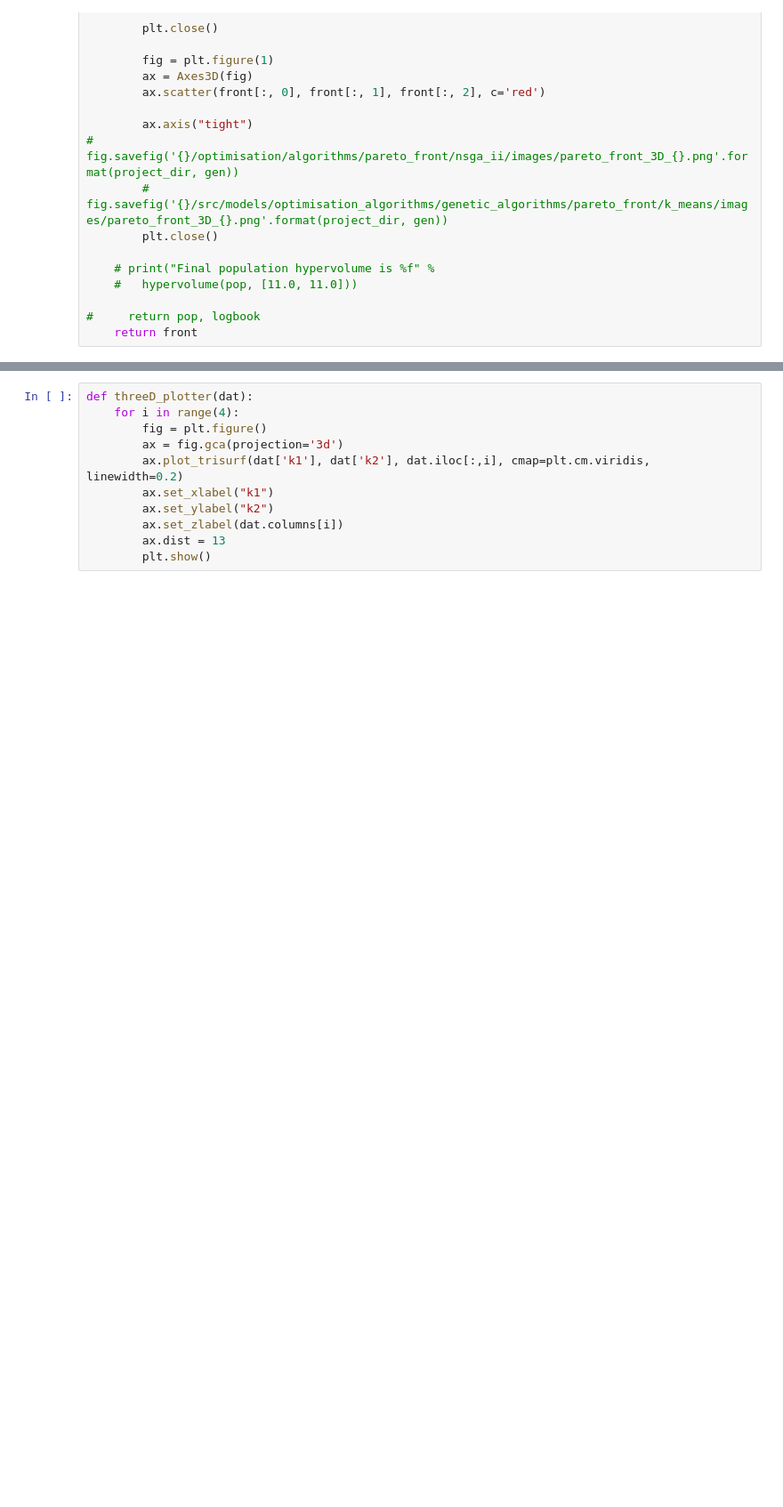
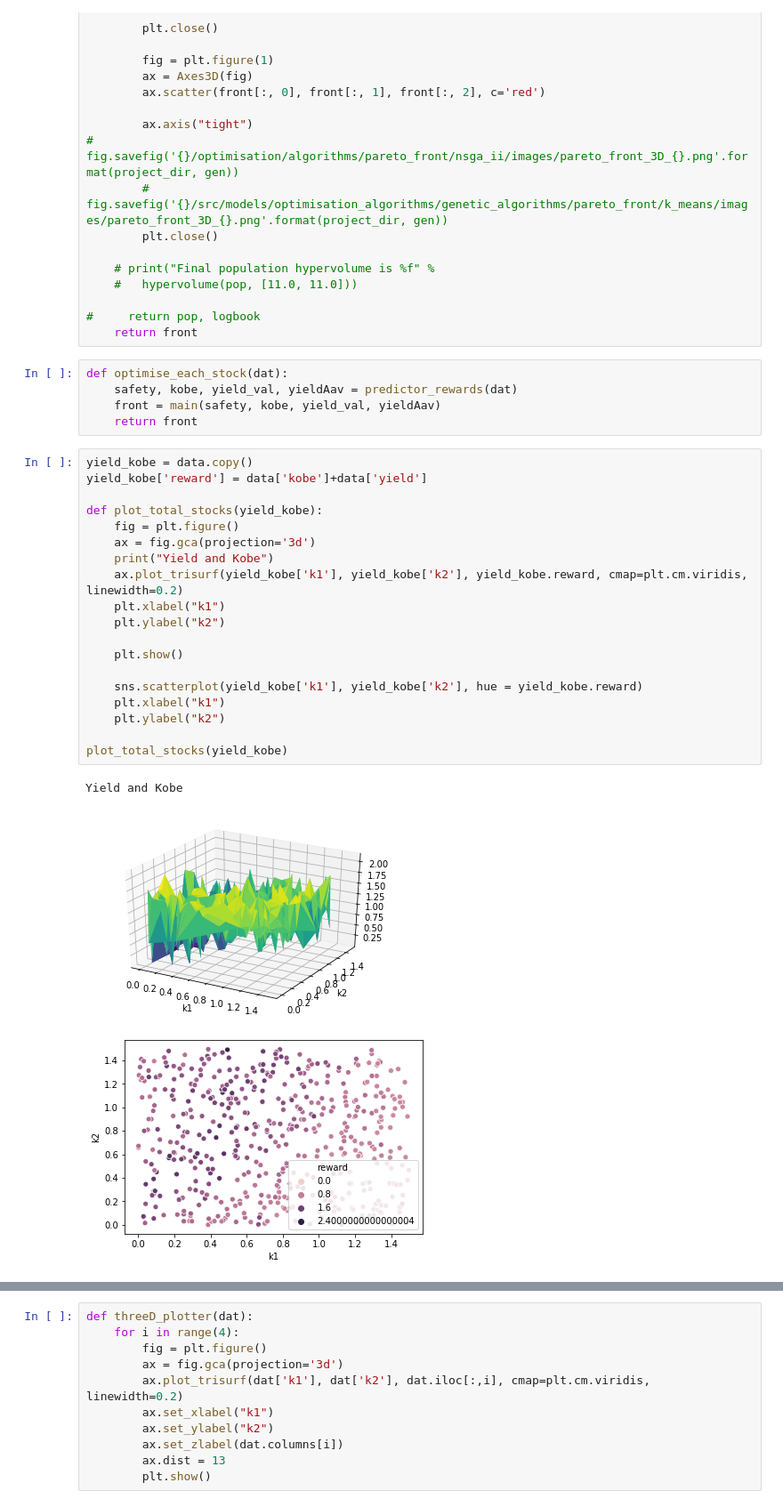
Before and after one commit to alexanderkell/fish-stock-optimiser, a Jupyter notebook: notebooks/2.0-ajmk-NSGA-II.ipynb, the cells around one changed output, grey strips where cells are left out. Shown at 89% size. Drawn from its saved outputs; the diff is of its cells as text; blank space fills up the shorter version.

```diff
--- a/notebooks/2.0-ajmk-NSGA-II.ipynb
+++ b/notebooks/2.0-ajmk-NSGA-II.ipynb
@@ -241,3 +239,31 @@ def main(clf_safety, clf_kobe, clf_yield, clf_yieldAav, seed=None, initial_guess
 
 #     return pop, logbook
     return front
+# %%
+def optimise_each_stock(dat):
+    safety, kobe, yield_val, yieldAav = predictor_rewards(dat)
+    front = main(safety, kobe, yield_val, yieldAav)
+    return front
+# %%
+yield_kobe = data.copy()
+yield_kobe['reward'] = data['kobe']+data['yield']
+
+def plot_total_stocks(yield_kobe):
+    fig = plt.figure()
+    ax = fig.gca(projection='3d')
+    print("Yield and Kobe")
+    ax.plot_trisurf(yield_kobe['k1'], yield_kobe['k2'], yield_kobe.reward, cmap=plt.cm.viridis, linewidth=0.2)
+    plt.xlabel("k1")
+    plt.ylabel("k2")
+
+    plt.show()
+
+    sns.scatterplot(yield_kobe['k1'], yield_kobe['k2'], hue = yield_kobe.reward)
+    plt.xlabel("k1")
+    plt.ylabel("k2")
+
+plot_total_stocks(yield_kobe)
+# %% [output]
+Yield and Kobe
+[figure, added]
+[figure, added]
```
Also changed, not shown: parts of 9 cells of this notebook, 1 other file.
